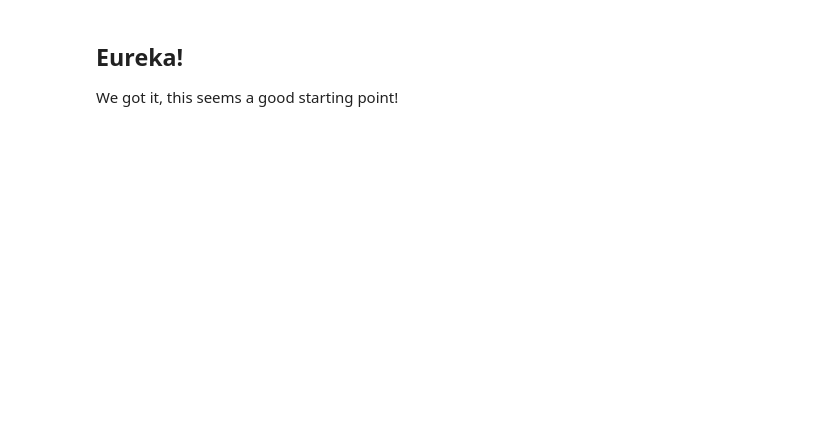
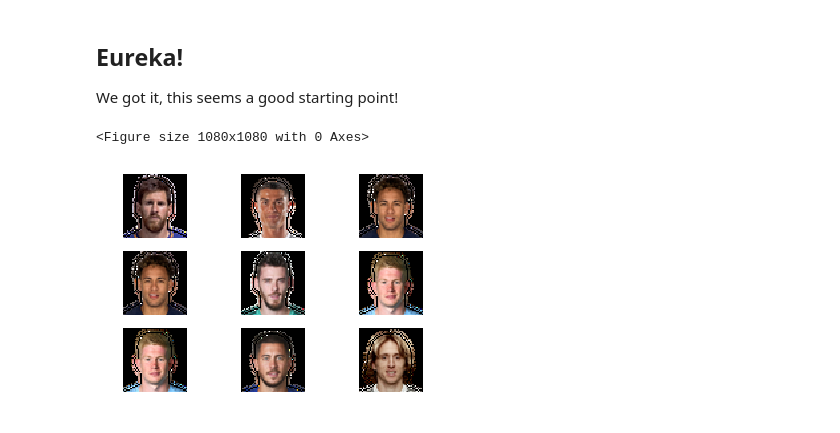
Before and after one commit to mmeendez8/Fifa, a Jupyter notebook: data_exploration.ipynb, the cells around one changed output. Saved outputs shown, nothing was run; the diff lists cells and outputs as text; code cells hidden in the pictures; blank space fills up the shorter version.

```diff
--- a/data_exploration.ipynb
+++ b/data_exploration.ipynb
@@ -113,5 +116,6 @@ for url in data.Photo[:5]:
     tmp_img = cv2.imread(tmp_file, cv2.IMREAD_UNCHANGED)
     binary = (tmp_img[:,:,3]>threshold)
     plt.imshow(cv2.cvtColor(np.multiply(tmp_img, np.expand_dims(binary,2)), cv2.COLOR_BGR2RGB))
+    plt.title('Reconstructed')
     plt.show()
 # %% [output]
@@ -124,3 +128,17 @@ for url in data.Photo[:5]:
 ## Eureka!
 
 We got it, this seems a good starting point!
+# %%
+plt.figure(figsize=(15,15))
+a, axarr = plt.subplots(3, 3)
+
+for i in range(3):
+    for j in range(3):
+        download_image_from_url(data.Photo[2*i+j], tmp_file)
+        tmp_img = cv2.imread(tmp_file, cv2.IMREAD_UNCHANGED)
+        axarr[i, j].imshow(cv2.cvtColor(tmp_img, cv2.COLOR_BGR2RGB))
+        axarr[i, j].axis('off')
+plt.savefig('Data/show.png')
+# %% [output]
+<Figure size 1080x1080 with 0 Axes>
+[figure, added]
```
Also changed, not shown: parts of 6 cells of this notebook, 4 other files.
